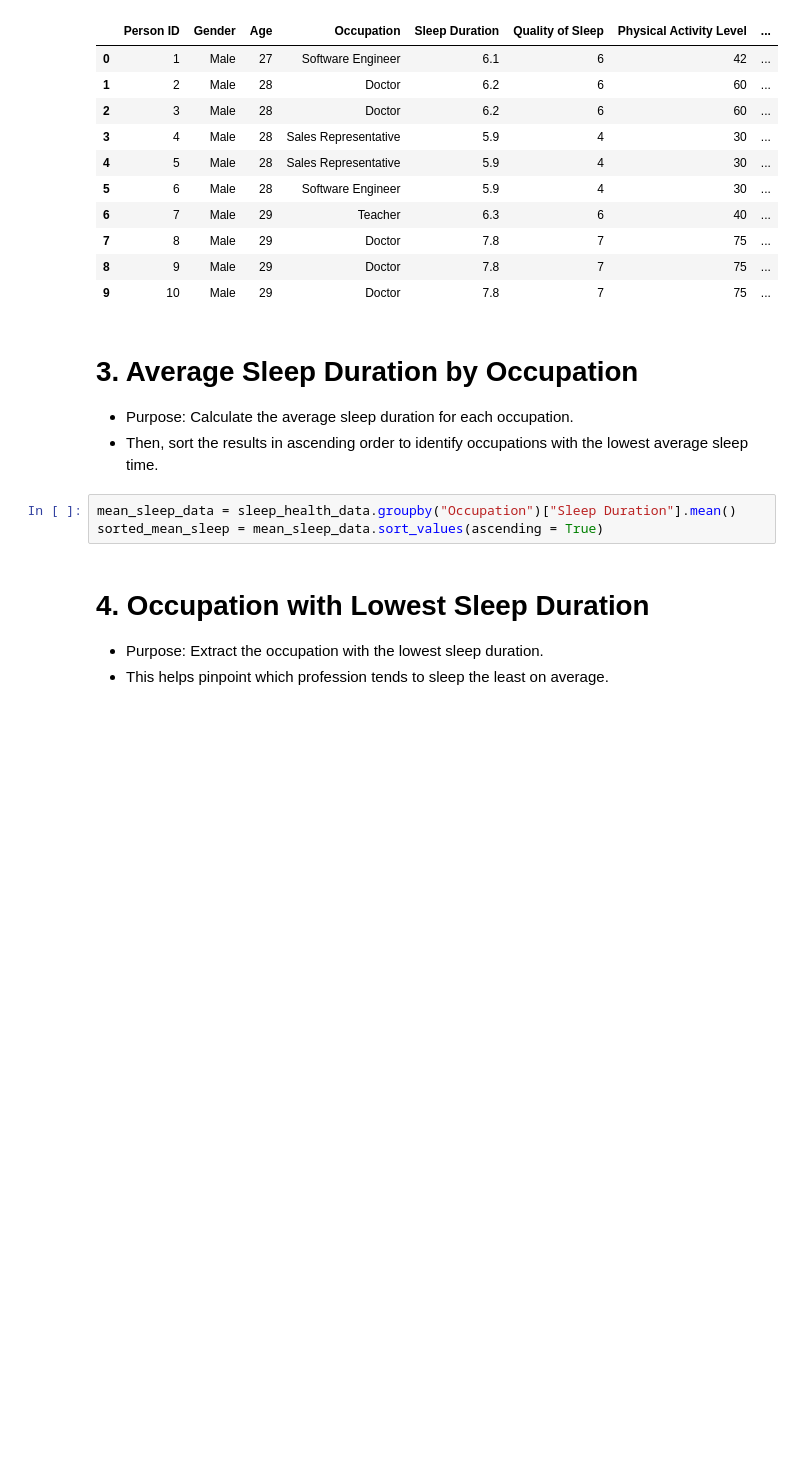
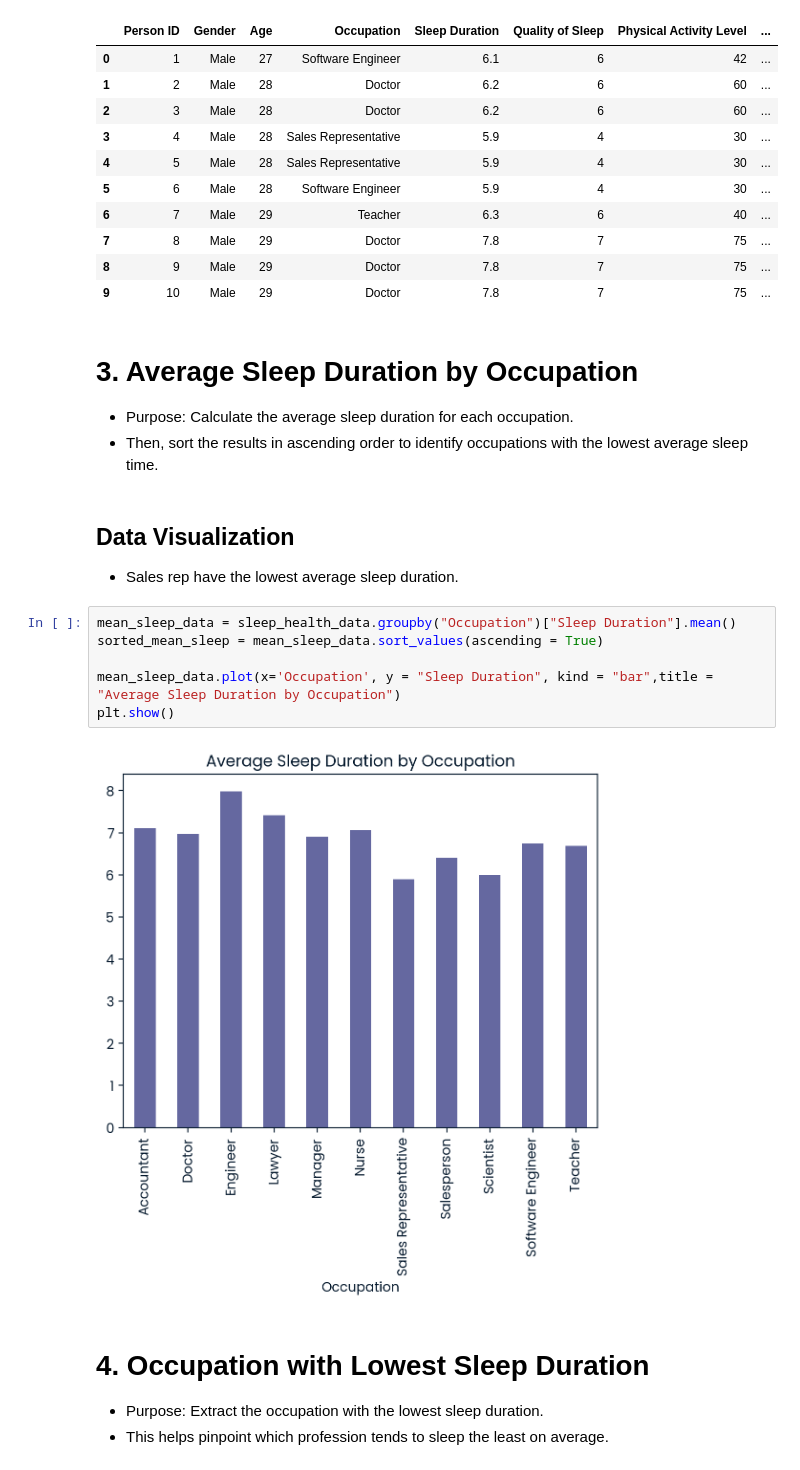
Before and after one commit to MiezanRTX/Sleep-Data-Exploration, a Jupyter notebook: notebook.ipynb, the cells around one changed output. Drawn from its saved outputs; the diff is of its cells as text; blank space fills up the shorter version.

Commit message:
adding visualization

```diff
--- a/notebook.ipynb
+++ b/notebook.ipynb
@@ -65,9 +65,17 @@ sleep_health_data.head(10)
 # 3. Average Sleep Duration by Occupation
 - Purpose: Calculate the average sleep duration for each occupation.
 - Then, sort the results in ascending order to identify occupations with the lowest average sleep time.
+# %% [markdown]
+## Data Visualization
+- Sales rep have the lowest average sleep duration.
 # %%
 mean_sleep_data = sleep_health_data.groupby("Occupation")["Sleep Duration"].mean()
 sorted_mean_sleep = mean_sleep_data.sort_values(ascending = True)
+
+mean_sleep_data.plot(x='Occupation', y = "Sleep Duration", kind = "bar",title = "Average Sleep Duration by Occupation")
+plt.show()
+# %% [output]
+[figure, added]
 # %% [markdown]
 # 4. Occupation with Lowest Sleep Duration
 - Purpose: Extract the occupation with the lowest sleep duration.
```
Also changed, not shown: parts of 4 cells of this notebook, 1 other file.
